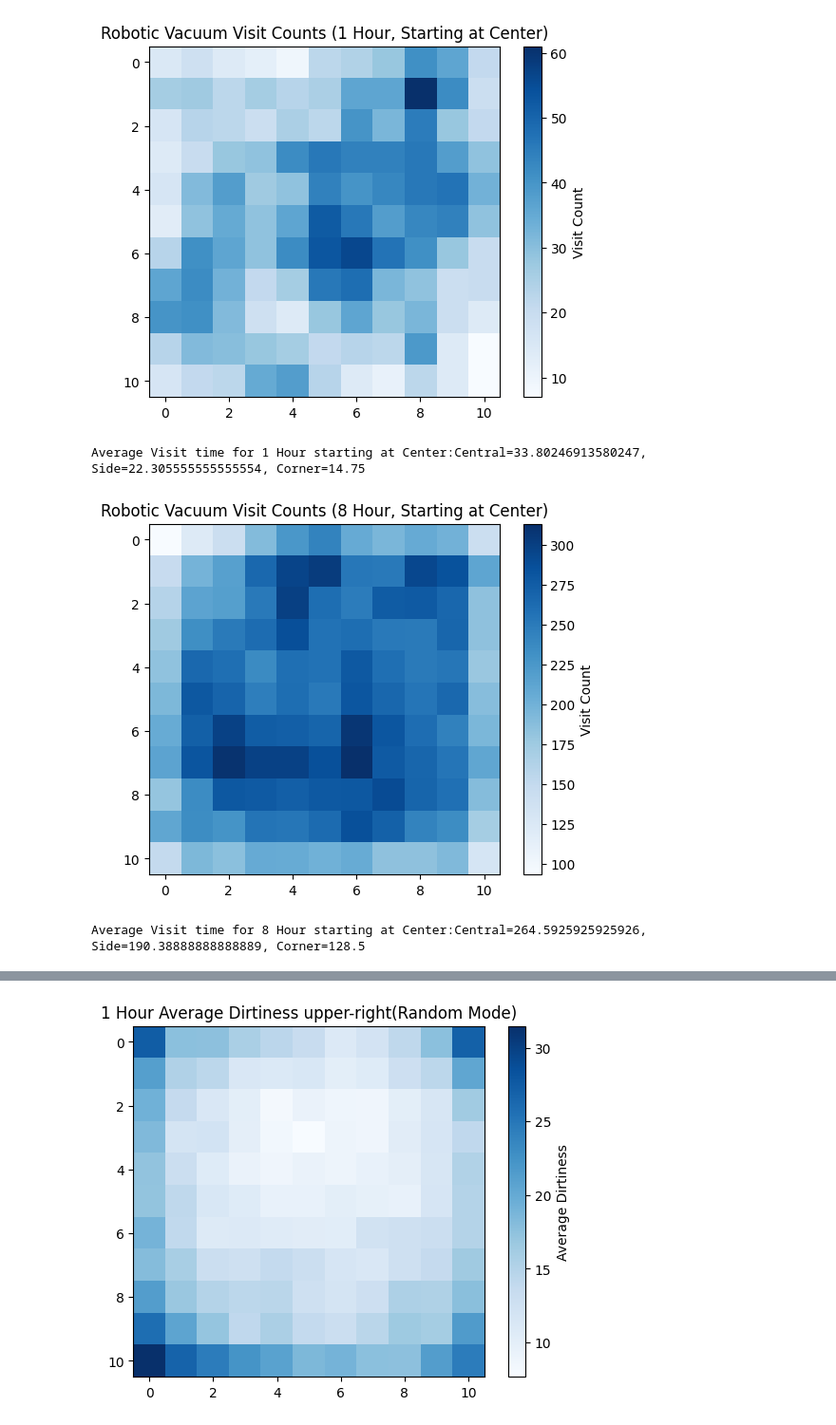
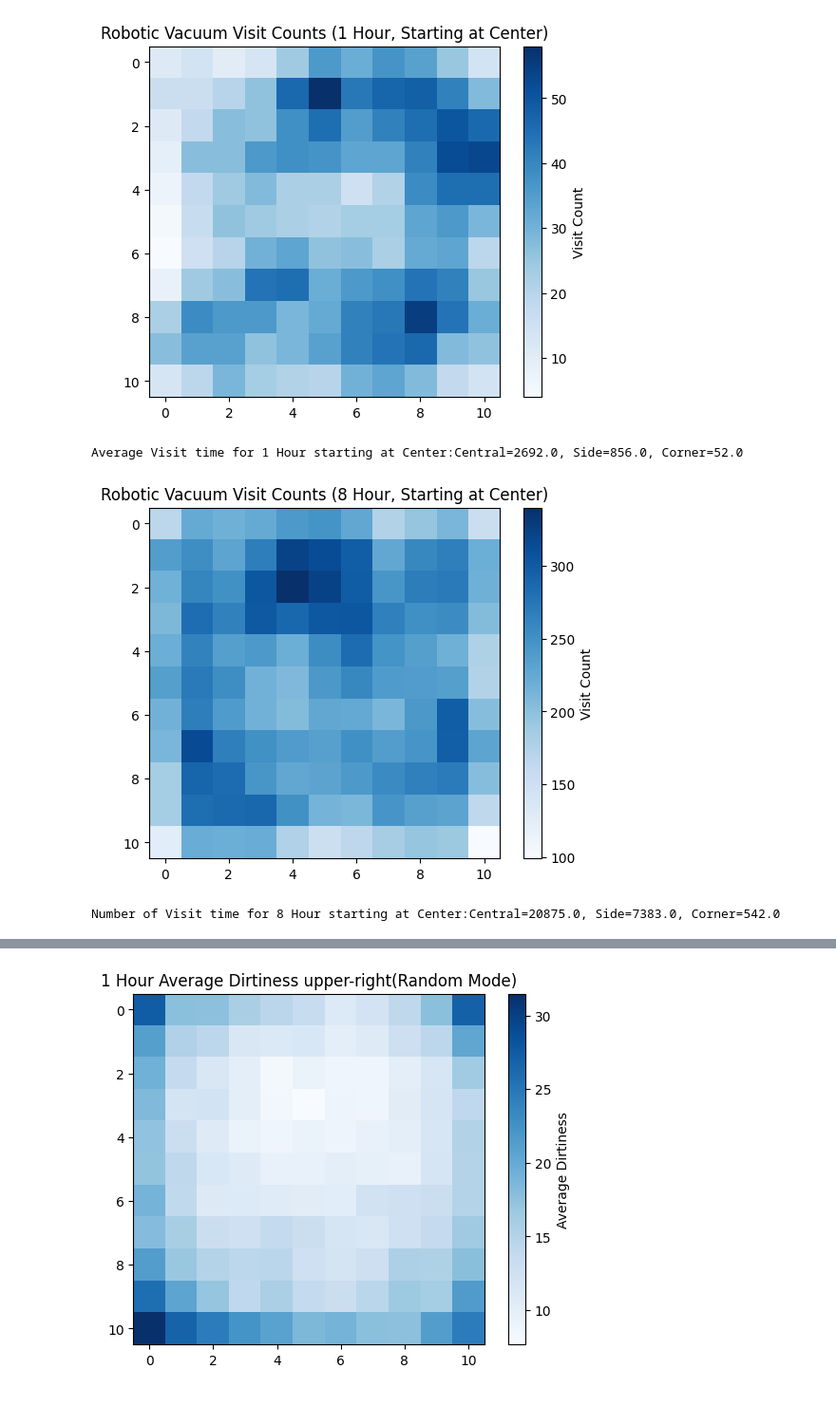
Before and after one commit to kongnj/Opti, a Jupyter notebook: optimisation Assignment Q1KQY.ipynb, the cells around one changed output, grey strips where cells are left out. Shown: that part at 95% size. Cells and saved outputs as stored; diff of their text form; code cells hidden in the pictures.

```diff
--- a/optimisation Assignment Q1KQY.ipynb
+++ b/optimisation Assignment Q1KQY.ipynb
@@ -1,7 +4,4 @@
 # %%
-import numpy as np
-import matplotlib.pyplot as plt
-
 # Initialize the grid and visit counts
 grid_size = 11
 visit_counts = np.zeros((grid_size, grid_size))
@@ -22,42 +22,42 @@ for _ in range(num_seconds):
     if position[0] > 0:
         moves.append('up')
     if position[0] < grid_size - 1:
         moves.append('down')
     if position[1] > 0:
         moves.append('left')
     if position[1] < grid_size - 1:
         moves.append('right')
     move = np.random.choice(moves)
 
     # Update position
     if move == 'up':
         position[0] -= 1
     elif move == 'down':
         position[0] += 1
     elif move == 'left':
         position[1] -= 1
     elif move == 'right':
         position[1] += 1
-central_visit = np.mean(visit_counts[1:-1, 1:-1])
-side_visit = (np.mean(visit_counts[0, 1:-1]) +
-                      np.mean(visit_counts[-1, 1:-1]) +
-                      np.mean(visit_counts[1:-1, 0]) +
-                      np.mean(visit_counts[1:-1, -1])) / 4
+central_visit = np.sum(visit_counts[1:-1, 1:-1])
+side_visit = (np.sum(visit_counts[0, 1:-1]) +
+                      np.sum(visit_counts[-1, 1:-1]) +
+                      np.sum(visit_counts[1:-1, 0]) +
+                      np.sum(visit_counts[1:-1, -1]))
 corner_visit = (visit_counts[0, 0] +
                         visit_counts[0, -1] +
                         visit_counts[-1, 0] +
-                        visit_counts[-1, -1]) / 4
+                        visit_counts[-1, -1])
 # Plot the visit counts
 plt.imshow(visit_counts, cmap='Blues', interpolation='nearest')
 plt.colorbar(label='Visit Count')
 plt.title('Robotic Vacuum Visit Counts (1 Hour, Starting at Center)')
 plt.show()
 
 #Print the ratio of visit time
-print(f'Average Visit time for 1 Hour starting at Center:Central={central_visit}, Side={side_visit}, Corner={corner_visit}')
+print(f'Number of Visit time for 1 Hour starting at Center:Central={central_visit}, Side={side_visit}, Corner={corner_visit}')
 # %% [output]
-[figure, old version]
+[figure, new version]
-Average Visit time for 1 Hour starting at Center:Central=33.80246913580247, Side=22.305555555555554, Corner=14.75
+Average Visit time for 1 Hour starting at Center:Central=2692.0, Side=856.0, Corner=52.0
 # %%
 # Initialize the grid and visit counts
 grid_size = 11
@@ -95,15 +95,15 @@ for _ in range(num_seconds):
         position[1] -= 1
     elif move == 'right':
         position[1] += 1
-central_visit = np.mean(visit_counts[1:-1, 1:-1])
-side_visit = (np.mean(visit_counts[0, 1:-1]) +
-                      np.mean(visit_counts[-1, 1:-1]) +
-                      np.mean(visit_counts[1:-1, 0]) +
-                      np.mean(visit_counts[1:-1, -1])) / 4
+central_visit = np.sum(visit_counts[1:-1, 1:-1])
+side_visit = (np.sum(visit_counts[0, 1:-1]) +
+                      np.sum(visit_counts[-1, 1:-1]) +
+                      np.sum(visit_counts[1:-1, 0]) +
+                      np.sum(visit_counts[1:-1, -1]))
 corner_visit = (visit_counts[0, 0] +
                         visit_counts[0, -1] +
                         visit_counts[-1, 0] +
-                        visit_counts[-1, -1]) / 4
+                        visit_counts[-1, -1])
 # Plot the visit counts
 plt.imshow(visit_counts, cmap='Blues', interpolation='nearest')
 plt.colorbar(label='Visit Count')
@@ -111,10 +111,10 @@ plt.title('Robotic Vacuum Visit Counts (8 Hour, Starting at Center)')
 plt.show()
 
 #Print the ratio of visit time
-print(f'Average Visit time for 8 Hour starting at Center:Central={central_visit}, Side={side_visit}, Corner={corner_visit}')
+print(f'Number of Visit time for 8 Hour starting at Center:Central={central_visit}, Side={side_visit}, Corner={corner_visit}')
 # %% [output]
-[figure, old version]
+[figure, new version]
-Average Visit time for 8 Hour starting at Center:Central=264.5925925925926, Side=190.38888888888889, Corner=128.5
+Number of Visit time for 8 Hour starting at Center:Central=20875.0, Side=7383.0, Corner=542.0
 # %%
 # Initialize the grid and visit counts
 grid_size = 11
```
Also changed, not shown: parts of 11 cells of this notebook.
